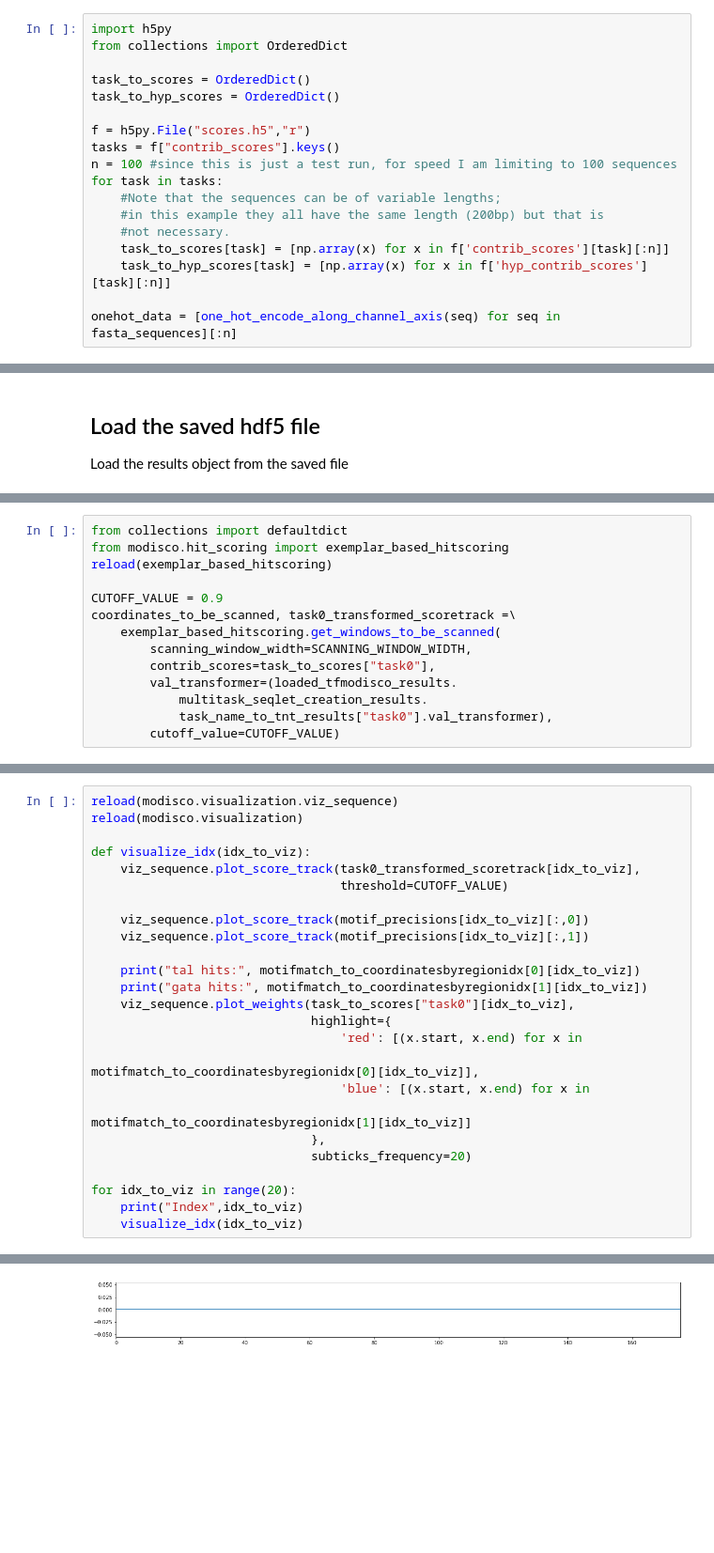
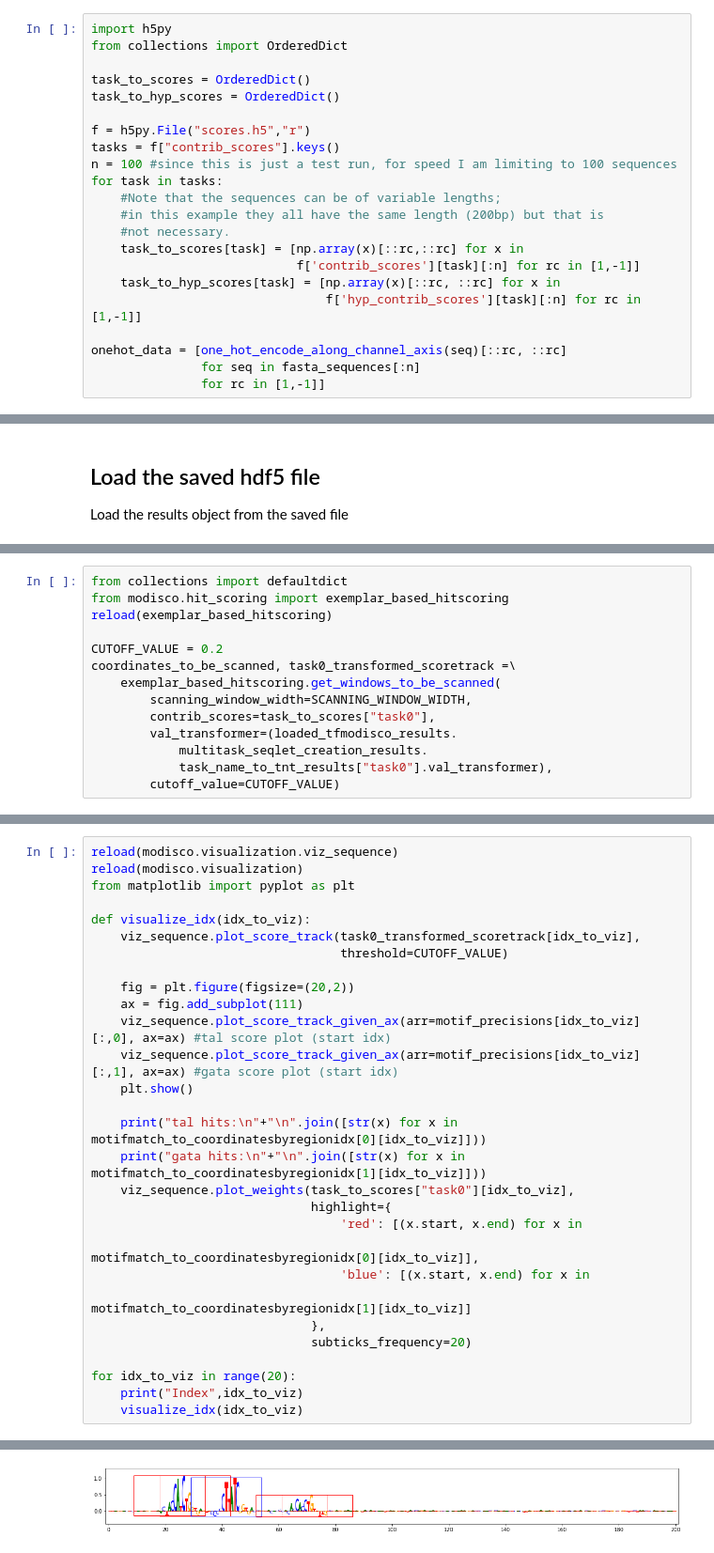
Before and after one commit to kundajelab/tfmodisco, a Jupyter notebook: examples/simulated_TAL_GATA_deeplearning/TF_MoDISco_TAL_GATA_hitscoring.ipynb, the cells around one changed output, grey strips where cells are left out. Shown at 94% size. Drawn from its saved outputs; the diff is of its cells as text; blank space fills up the shorter version.

```diff
--- a/examples/simulated_TAL_GATA_deeplearning/TF_MoDISco_TAL_GATA_hitscoring.ipynb
+++ b/examples/simulated_TAL_GATA_deeplearning/TF_MoDISco_TAL_GATA_hitscoring.ipynb
@@ -123,10 +123,14 @@ for task in tasks:
     #Note that the sequences can be of variable lengths;
     #in this example they all have the same length (200bp) but that is
     #not necessary.
-    task_to_scores[task] = [np.array(x) for x in f['contrib_scores'][task][:n]]
-    task_to_hyp_scores[task] = [np.array(x) for x in f['hyp_contrib_scores'][task][:n]]
+    task_to_scores[task] = [np.array(x)[::rc,::rc] for x in
+                            f['contrib_scores'][task][:n] for rc in [1,-1]]
+    task_to_hyp_scores[task] = [np.array(x)[::rc, ::rc] for x in
+                                f['hyp_contrib_scores'][task][:n] for rc in [1,-1]]
 
-onehot_data = [one_hot_encode_along_channel_axis(seq) for seq in fasta_sequences][:n]
+onehot_data = [one_hot_encode_along_channel_axis(seq)[::rc, ::rc]
+               for seq in fasta_sequences[:n]
+               for rc in [1,-1]]
 # %% [markdown]
 Double check by plotting
 # %%
@@ -447,7 +454,7 @@ from collections import defaultdict
 from modisco.hit_scoring import exemplar_based_hitscoring
 reload(exemplar_based_hitscoring)
 
-CUTOFF_VALUE = 0.9
+CUTOFF_VALUE = 0.2
 coordinates_to_be_scanned, task0_transformed_scoretrack =\
     exemplar_based_hitscoring.get_windows_to_be_scanned(
         scanning_window_width=SCANNING_WINDOW_WIDTH,
@@ -481,16 +488,20 @@ Took 0.5234172344207764 s
 # %%
 reload(modisco.visualization.viz_sequence)
 reload(modisco.visualization)
+from matplotlib import pyplot as plt
 
 def visualize_idx(idx_to_viz):
     viz_sequence.plot_score_track(task0_transformed_scoretrack[idx_to_viz],
                                   threshold=CUTOFF_VALUE)
 
-    viz_sequence.plot_score_track(motif_precisions[idx_to_viz][:,0])
-    viz_sequence.plot_score_track(motif_precisions[idx_to_viz][:,1])
+    fig = plt.figure(figsize=(20,2))
+    ax = fig.add_subplot(111)
+    viz_sequence.plot_score_track_given_ax(arr=motif_precisions[idx_to_viz][:,0], ax=ax) #tal score plot (start idx)
+    viz_sequence.plot_score_track_given_ax(arr=motif_precisions[idx_to_viz][:,1], ax=ax) #gata score plot (start idx)
+    plt.show()
 
-    print("tal hits:", motifmatch_to_coordinatesbyregionidx[0][idx_to_viz])
-    print("gata hits:", motifmatch_to_coordinatesbyregionidx[1][idx_to_viz])
+    print("tal hits:\n"+"\n".join([str(x) for x in motifmatch_to_coordinatesbyregionidx[0][idx_to_viz]]))
+    print("gata hits:\n"+"\n".join([str(x) for x in motifmatch_to_coordinatesbyregionidx[1][idx_to_viz]]))
     viz_sequence.plot_weights(task_to_scores["task0"][idx_to_viz],
                               highlight={
                                   'red': [(x.start, x.end) for x in
@@ -516 +539 @@ Index 1
-[figure, old version]
+[figure, new version]
```
Also changed, not shown: parts of 8 cells of this notebook.
